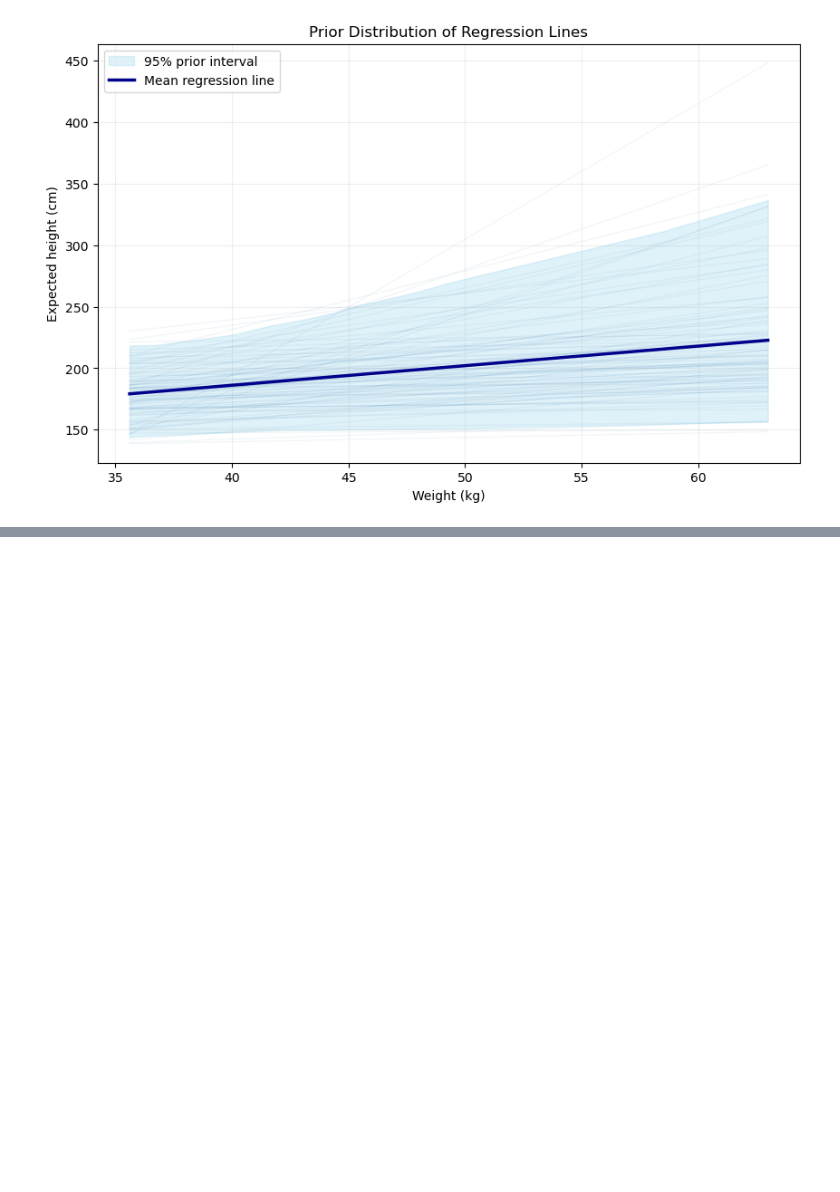
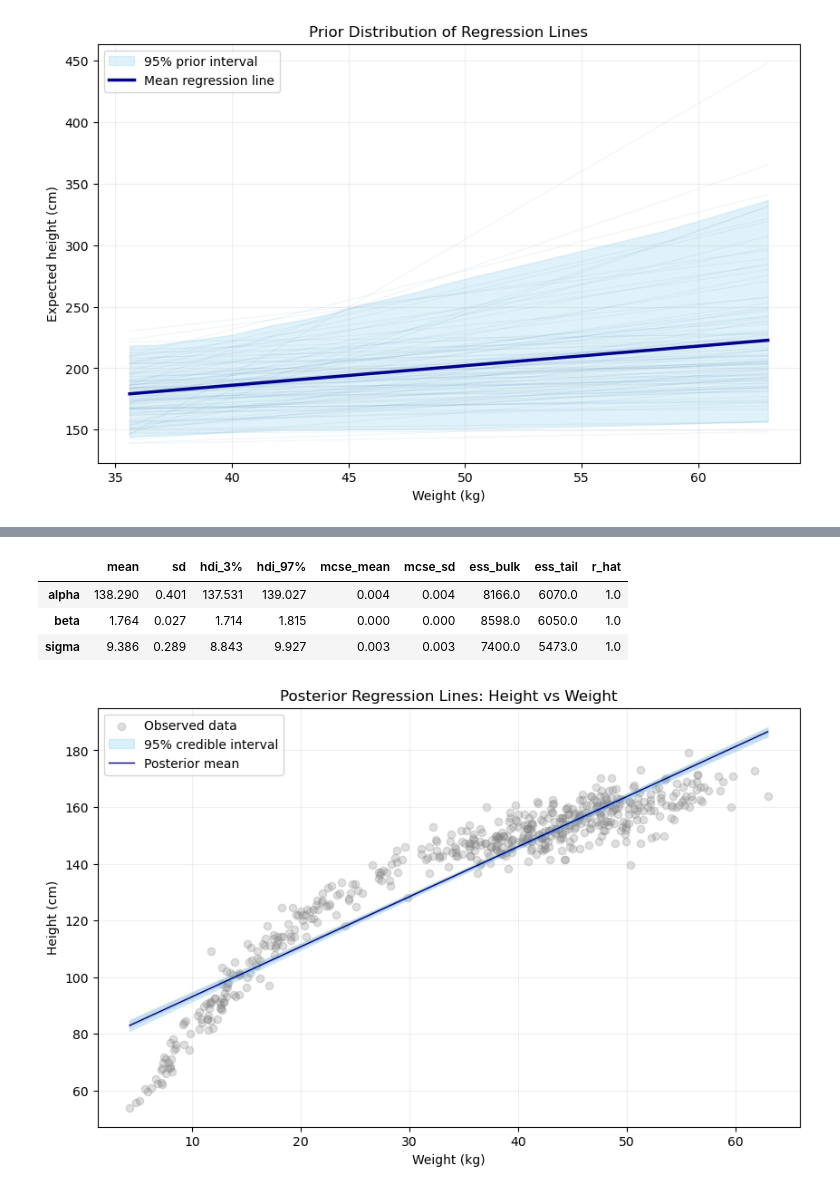
Before and after one commit to Hanifemam/bayesian_analysis, a Jupyter notebook: chap4/linear_regression.ipynb, the cells around one changed output, grey strips where cells are left out. Drawn from its saved outputs; the diff is of its cells as text; code cells hidden in the pictures; blank space fills up the shorter version.

Commit message:
Posterior sampled after training

```diff
--- a/chap4/linear_regression.ipynb
+++ b/chap4/linear_regression.ipynb
@@ -264,0 +335,50 @@ plt.show()
+# %%
+az.summary(trace, var_names=["alpha", "beta", "sigma"])
+# %% [output]
+|  | mean | sd | hdi_3% | hdi_97% | mcse_mean | mcse_sd | ess_bulk | ess_tail | r_hat |
+| alpha | 138.290 | 0.401 | 137.531 | 139.027 | 0.004 | 0.004 | 8166.0 | 6070.0 | 1.0 |
+| beta | 1.764 | 0.027 | 1.714 | 1.815 | 0.000 | 0.000 | 8598.0 | 6050.0 | 1.0 |
+| sigma | 9.386 | 0.289 | 8.843 | 9.927 | 0.003 | 0.003 | 7400.0 | 5473.0 | 1.0 |
+# %%
+alpha_samples = trace.posterior["alpha"].values.flatten()
+beta_samples = trace.posterior["beta"].values.flatten()
+sigma_samples = trace.posterior["sigma"].values.flatten()
+# %%
+grid = np.linspace(np.min(weights), np.max(weights), 100)
+
+lines = np.array(
+    [a + b * (grid - mean_weight) for a, b in zip(alpha_samples, beta_samples)]
+)
+
+mean_line = lines.mean(axis=0)
+lower = np.percentile(lines, 2.5, axis=0)
+upper = np.percentile(lines, 97.5, axis=0)
+# %%
+plt.figure(figsize=(10, 6))
+
+# Observed heights and weights
+plt.scatter(weights, heights, color="gray", alpha=0.25, label="Observed data")
+
+# Randomly select 100 posterior regression lines
+rng = np.random.default_rng(42)
+indices = rng.choice(len(lines), size=100, replace=False)
+
+for idx in indices:
+    plt.plot(grid, lines[idx], color="steelblue", alpha=0.08, linewidth=0.1)
+
+# 95% credible interval for expected height
+plt.fill_between(
+    grid, lower, upper, color="skyblue", alpha=0.3, label="95% credible interval"
+)
+
+# Posterior mean regression line
+plt.plot(grid, mean_line, color="darkblue", linewidth=1, label="Posterior mean")
+
+plt.xlabel("Weight (kg)")
+plt.ylabel("Height (cm)")
+plt.title("Posterior Regression Lines: Height vs Weight")
+plt.legend()
+plt.grid(alpha=0.2)
+plt.show()
+# %% [output]
+[figure, added]
```
Also changed, not shown: parts of 4 cells of this notebook.
